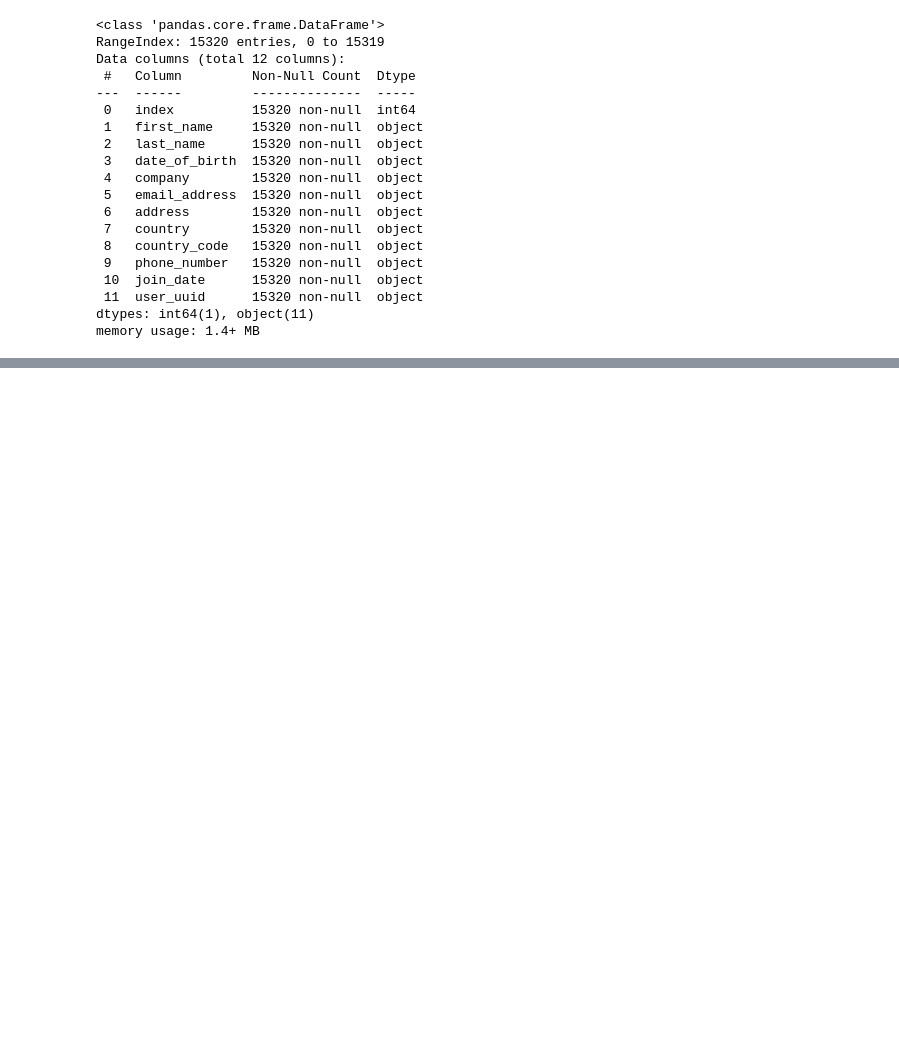
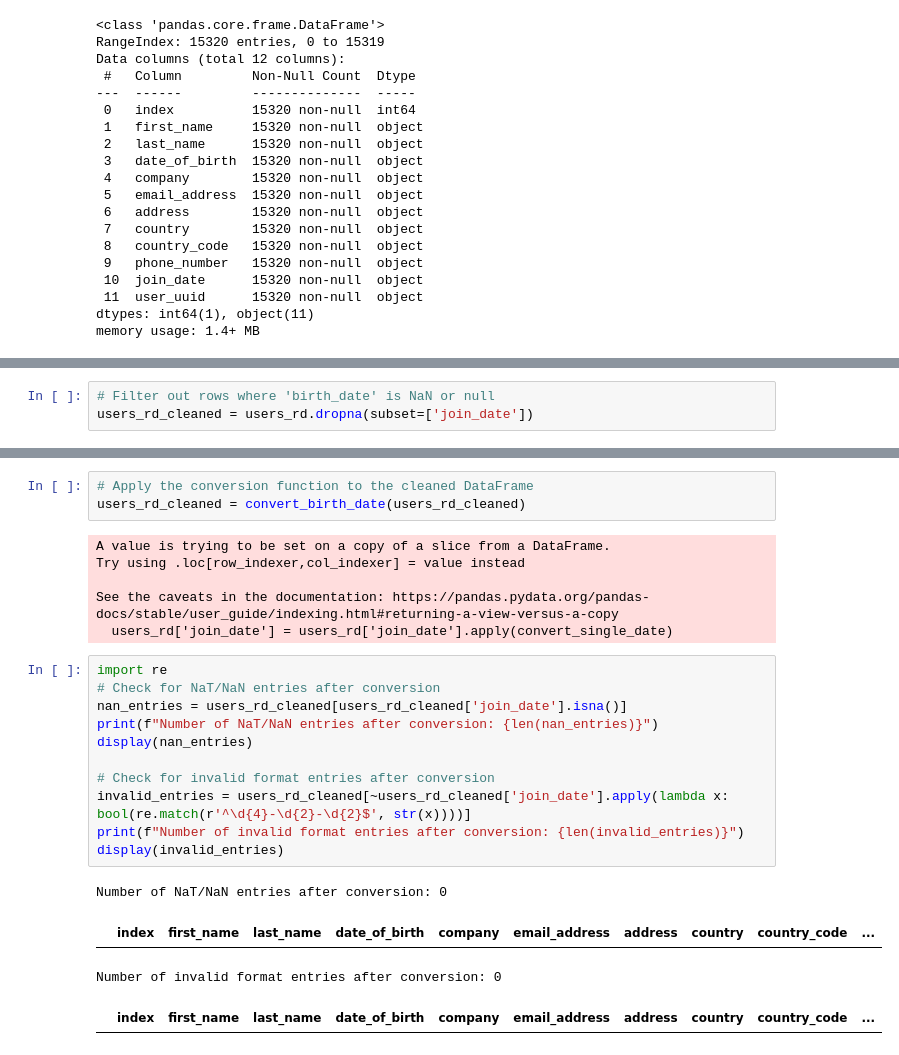
Before and after one commit to MHXQU3/mrdc, a Jupyter notebook: mrdc_notebook.ipynb, the cells around one changed output, grey strips where cells are left out. Saved outputs shown, nothing was run; the diff lists cells and outputs as text; blank space fills up the shorter version.

```diff
--- a/mrdc_notebook.ipynb
+++ b/mrdc_notebook.ipynb
@@ -119,2 +151,5 @@ join_date                             2006 September 03
 user_uuid          6904f151-6d32-4d1e-b477-41801a9a8e83
 Name: 202, dtype: object
+# %%
+# Filter out rows where 'birth_date' is NaN or null
+users_rd_cleaned = users_rd.dropna(subset=['join_date'])
@@ -120,0 +183,25 @@ Name: 202, dtype: object
+# %%
+# Apply the conversion function to the cleaned DataFrame
+users_rd_cleaned = convert_birth_date(users_rd_cleaned)
+# %% [output]
+A value is trying to be set on a copy of a slice from a DataFrame.
+Try using .loc[row_indexer,col_indexer] = value instead
+
+See the caveats in the documentation: https://pandas.pydata.org/pandas-docs/stable/user_guide/indexing.html#returning-a-view-versus-a-copy
+  users_rd['join_date'] = users_rd['join_date'].apply(convert_single_date)
+# %%
+import re
+# Check for NaT/NaN entries after conversion
+nan_entries = users_rd_cleaned[users_rd_cleaned['join_date'].isna()]
+print(f"Number of NaT/NaN entries after conversion: {len(nan_entries)}")
+display(nan_entries)
+
+# Check for invalid format entries after conversion
+invalid_entries = users_rd_cleaned[~users_rd_cleaned['join_date'].apply(lambda x: bool(re.match(r'^\d{4}-\d{2}-\d{2}$', str(x))))]
+print(f"Number of invalid format entries after conversion: {len(invalid_entries)}")
+display(invalid_entries)
+# %% [output]
+Number of NaT/NaN entries after conversion: 0
+|  | index | first_name | last_name | date_of_birth | company | email_address | address | country | country_code | ... |
+Number of invalid format entries after conversion: 0
+|  | index | first_name | last_name | date_of_birth | company | email_address | address | country | country_code | ... |
```
Also changed, not shown: parts of 15 cells of this notebook, 4 other files.
